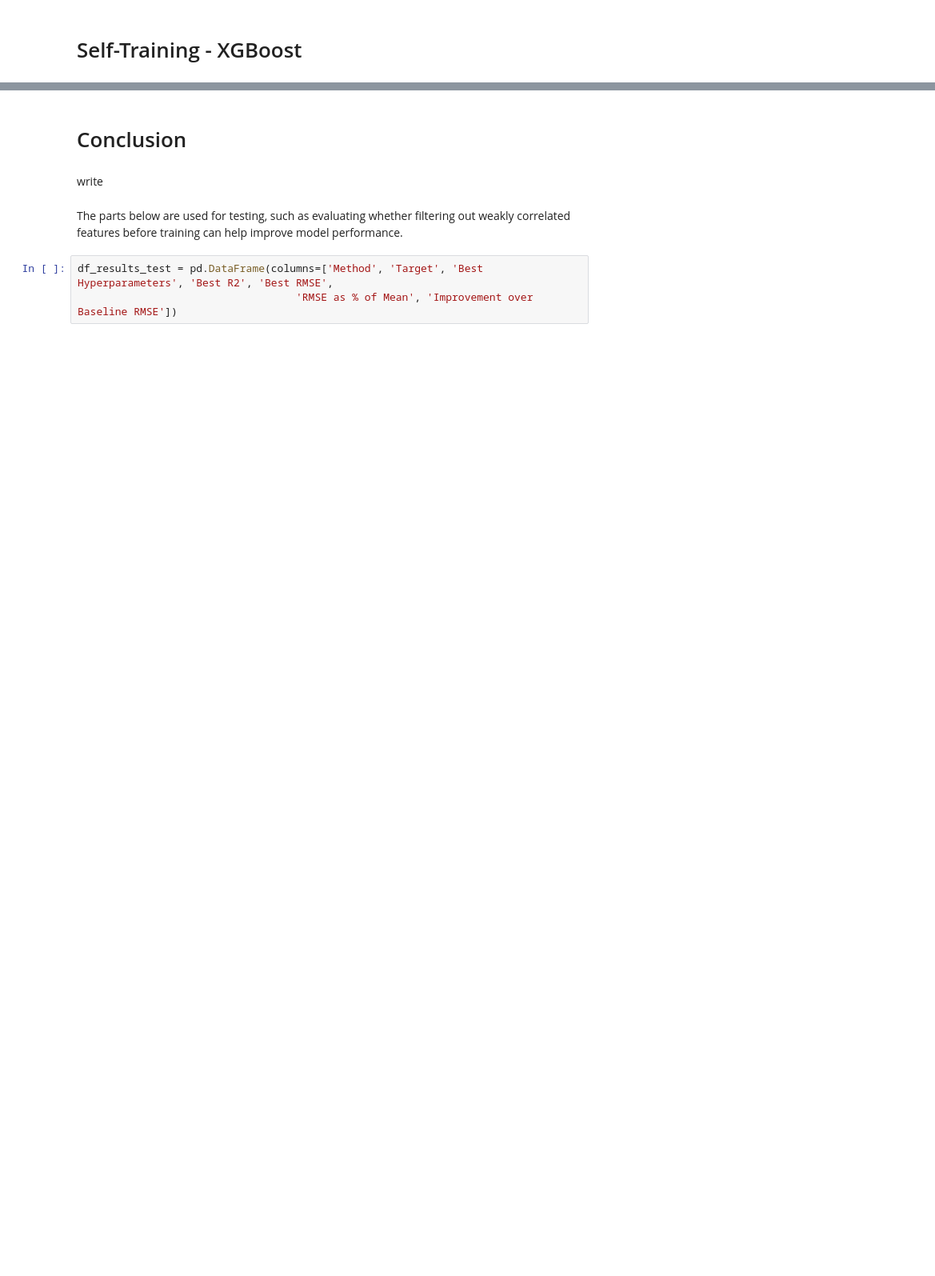
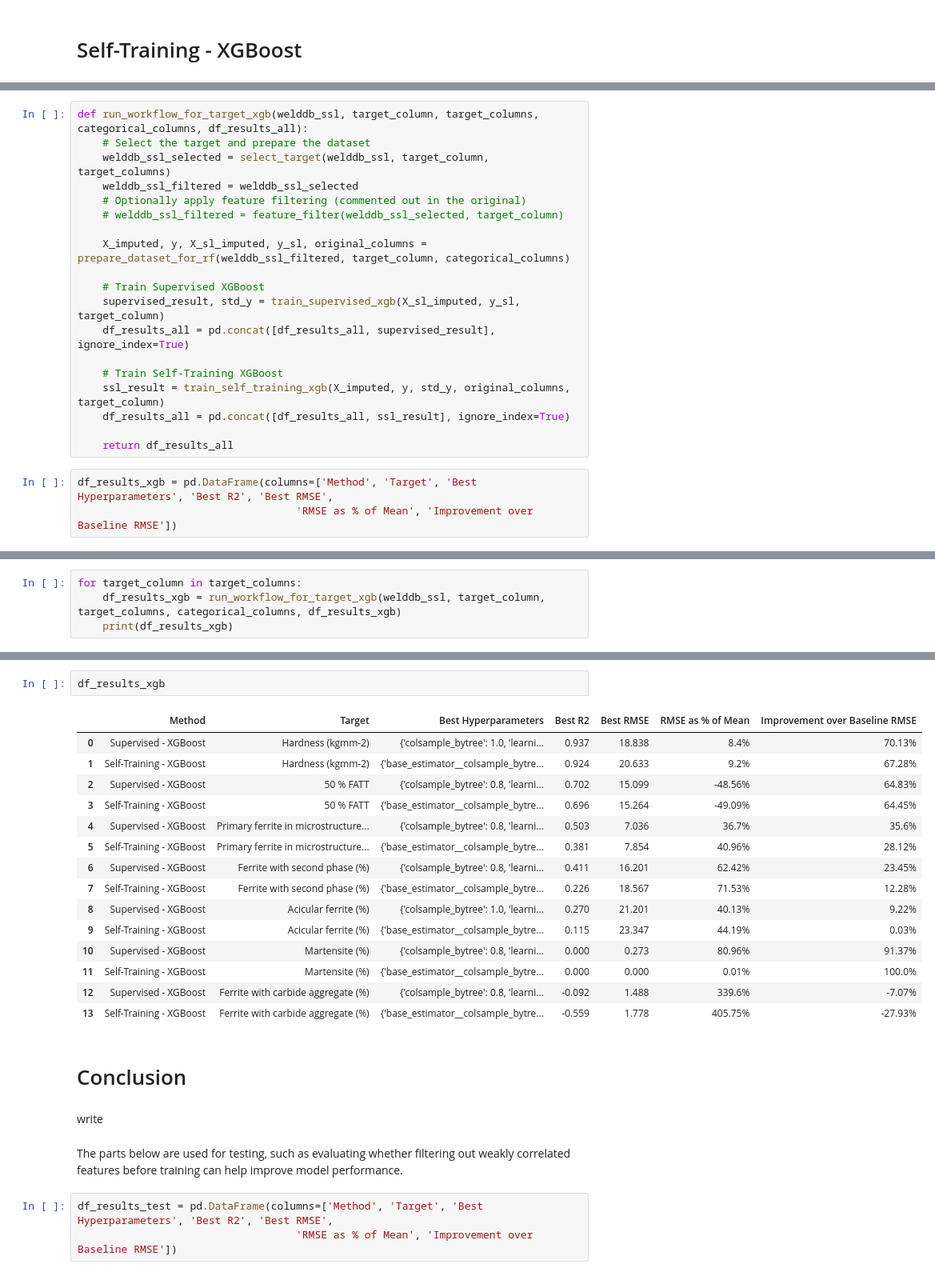
Before and after one commit to elbarhichi/Welding-Quality-Prediction, a Jupyter notebook: ML_PROJECT_yuxian_ssl.ipynb, the cells around one changed output, grey strips where cells are left out. Shown at 80% size. Drawn from its saved outputs; the diff is of its cells as text; blank space fills up the shorter version.

Commit message:
Trained the xgboost with self-training

```diff
--- a/ML_PROJECT_yuxian_ssl.ipynb
+++ b/ML_PROJECT_yuxian_ssl.ipynb
@@ -1094,0 +1217,22 @@ df_results_all
+# %%
+def run_workflow_for_target_xgb(welddb_ssl, target_column, target_columns, categorical_columns, df_results_all):
+    # Select the target and prepare the dataset
+    welddb_ssl_selected = select_target(welddb_ssl, target_column, target_columns)
+    welddb_ssl_filtered = welddb_ssl_selected
+    # Optionally apply feature filtering (commented out in the original)
+    # welddb_ssl_filtered = feature_filter(welddb_ssl_selected, target_column)
+
+    X_imputed, y, X_sl_imputed, y_sl, original_columns = prepare_dataset_for_rf(welddb_ssl_filtered, target_column, categorical_columns)
+
+    # Train Supervised XGBoost
+    supervised_result, std_y = train_supervised_xgb(X_sl_imputed, y_sl, target_column)
+    df_results_all = pd.concat([df_results_all, supervised_result], ignore_index=True)
+
+    # Train Self-Training XGBoost
+    ssl_result = train_self_training_xgb(X_imputed, y, std_y, original_columns, target_column)
+    df_results_all = pd.concat([df_results_all, ssl_result], ignore_index=True)
+
+    return df_results_all
+# %%
+df_results_xgb = pd.DataFrame(columns=['Method', 'Target', 'Best Hyperparameters', 'Best R2', 'Best RMSE',
+                                   'RMSE as % of Mean', 'Improvement over Baseline RMSE'])
@@ -1094,0 +1241,4 @@ df_results_all
+# %%
+for target_column in target_columns:
+    df_results_xgb = run_workflow_for_target_xgb(welddb_ssl, target_column, target_columns, categorical_columns, df_results_xgb)
+    print(df_results_xgb)
@@ -1095,3 +1263,21 @@ df_results_all
+# %%
+df_results_xgb
+# %% [output]
+|  | Method | Target | Best Hyperparameters | Best R2 | Best RMSE | RMSE as % of Mean | Improvement over Baseline RMSE |
+| 0 | Supervised - XGBoost | Hardness (kgmm-2) | {'colsample_bytree': 1.0, 'learni... | 0.937 | 18.838 | 8.4% | 70.13% |
+| 1 | Self-Training - XGBoost | Hardness (kgmm-2) | {'base_estimator__colsample_bytre... | 0.924 | 20.633 | 9.2% | 67.28% |
+| 2 | Supervised - XGBoost | 50 % FATT | {'colsample_bytree': 0.8, 'learni... | 0.702 | 15.099 | -48.56% | 64.83% |
+| 3 | Self-Training - XGBoost | 50 % FATT | {'base_estimator__colsample_bytre... | 0.696 | 15.264 | -49.09% | 64.45% |
+| 4 | Supervised - XGBoost | Primary ferrite in microstructure... | {'colsample_bytree': 0.8, 'learni... | 0.503 | 7.036 | 36.7% | 35.6% |
+| 5 | Self-Training - XGBoost | Primary ferrite in microstructure... | {'base_estimator__colsample_bytre... | 0.381 | 7.854 | 40.96% | 28.12% |
+| 6 | Supervised - XGBoost | Ferrite with second phase (%) | {'colsample_bytree': 0.8, 'learni... | 0.411 | 16.201 | 62.42% | 23.45% |
+| 7 | Self-Training - XGBoost | Ferrite with second phase (%) | {'base_estimator__colsample_bytre... | 0.226 | 18.567 | 71.53% | 12.28% |
+| 8 | Supervised - XGBoost | Acicular ferrite (%) | {'colsample_bytree': 1.0, 'learni... | 0.270 | 21.201 | 40.13% | 9.22% |
+| 9 | Self-Training - XGBoost | Acicular ferrite (%) | {'base_estimator__colsample_bytre... | 0.115 | 23.347 | 44.19% | 0.03% |
+| 10 | Supervised - XGBoost | Martensite (%) | {'colsample_bytree': 0.8, 'learni... | 0.000 | 0.273 | 80.96% | 91.37% |
+| 11 | Self-Training - XGBoost | Martensite (%) | {'base_estimator__colsample_bytre... | 0.000 | 0.000 | 0.01% | 100.0% |
+| 12 | Supervised - XGBoost | Ferrite with carbide aggregate (%) | {'colsample_bytree': 0.8, 'learni... | -0.092 | 1.488 | 339.6% | -7.07% |
+| 13 | Self-Training - XGBoost | Ferrite with carbide aggregate (%) | {'base_estimator__colsample_bytre... | -0.559 | 1.778 | 405.75% | -27.93% |
 # %% [markdown]
 # Conclusion
 # %% [markdown]
```
Also changed, not shown: parts of 6 cells of this notebook.
